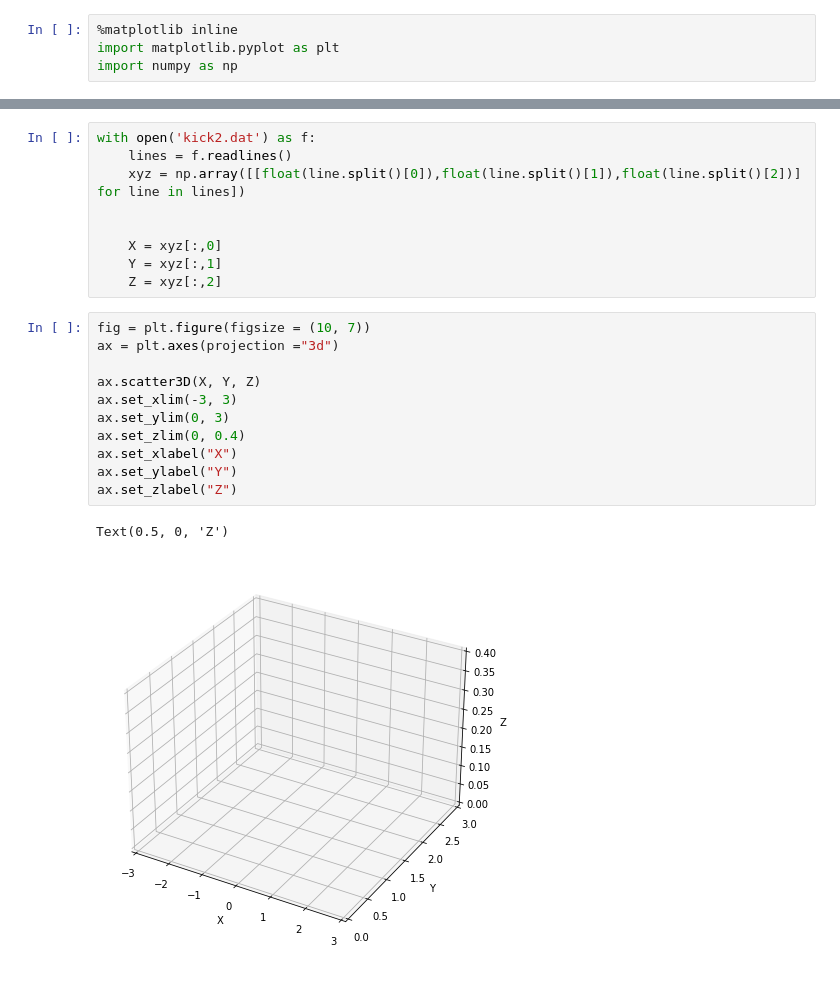
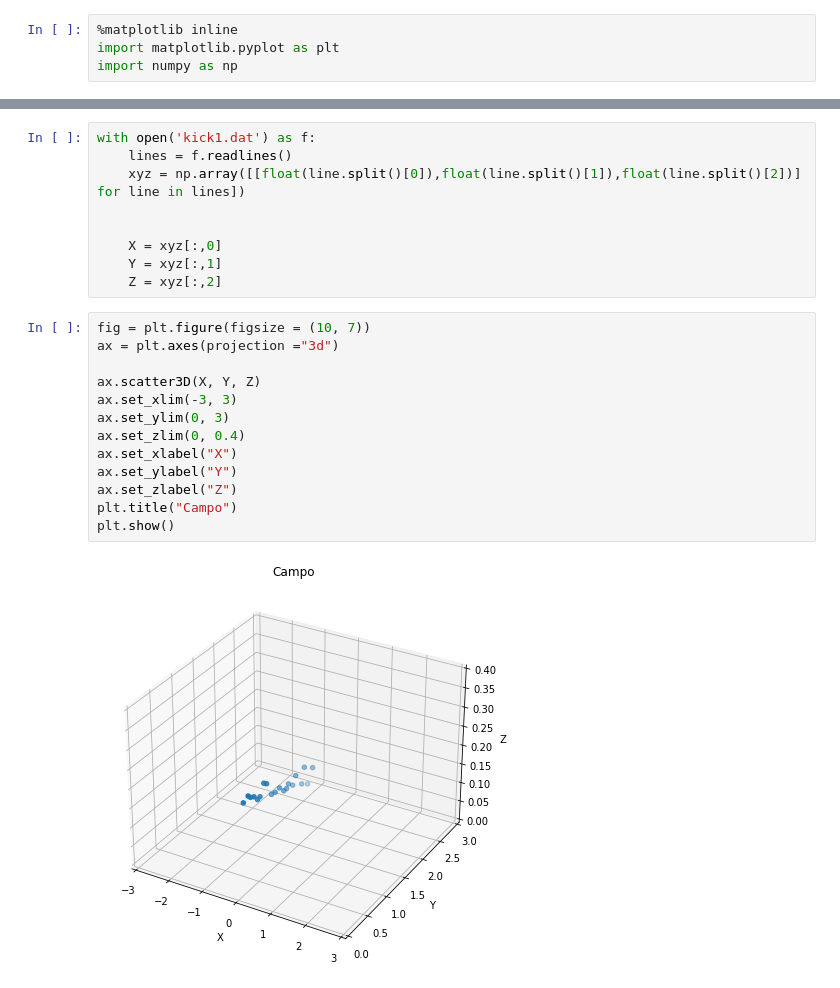
Before and after one commit to heigon77/MC886-MachineLearning-HG, a Jupyter notebook: Projeto 2/P2.ipynb, the cells around one changed output, grey strips where cells are left out. Drawn from its saved outputs; the diff is of its cells as text.

Commit message:
Linear Regression kick1

```diff
--- a/Projeto 2/P2.ipynb
+++ b/Projeto 2/P2.ipynb
@@ -38,7 +38,7 @@ def MinMax(xy):
 
     return np.array(newXY)
 # %%
-with open('kick2.dat') as f:
+with open('kick1.dat') as f:
     lines = f.readlines()
     xyz = np.array([[float(line.split()[0]),float(line.split()[1]),float(line.split()[2])] for line in lines])
 
@@ -49,14 +49,15 @@ with open('kick2.dat') as f:
 # %%
 fig = plt.figure(figsize = (10, 7))
 ax = plt.axes(projection ="3d")
 
 ax.scatter3D(X, Y, Z)
 ax.set_xlim(-3, 3)
 ax.set_ylim(0, 3)
 ax.set_zlim(0, 0.4)
 ax.set_xlabel("X")
 ax.set_ylabel("Y")
 ax.set_zlabel("Z")
+plt.title("Campo")
+plt.show()
 # %% [output]
-Text(0.5, 0, 'Z')
-[figure, old version]
+[figure, new version]
```
Also changed, not shown: parts of 9 cells of this notebook.
